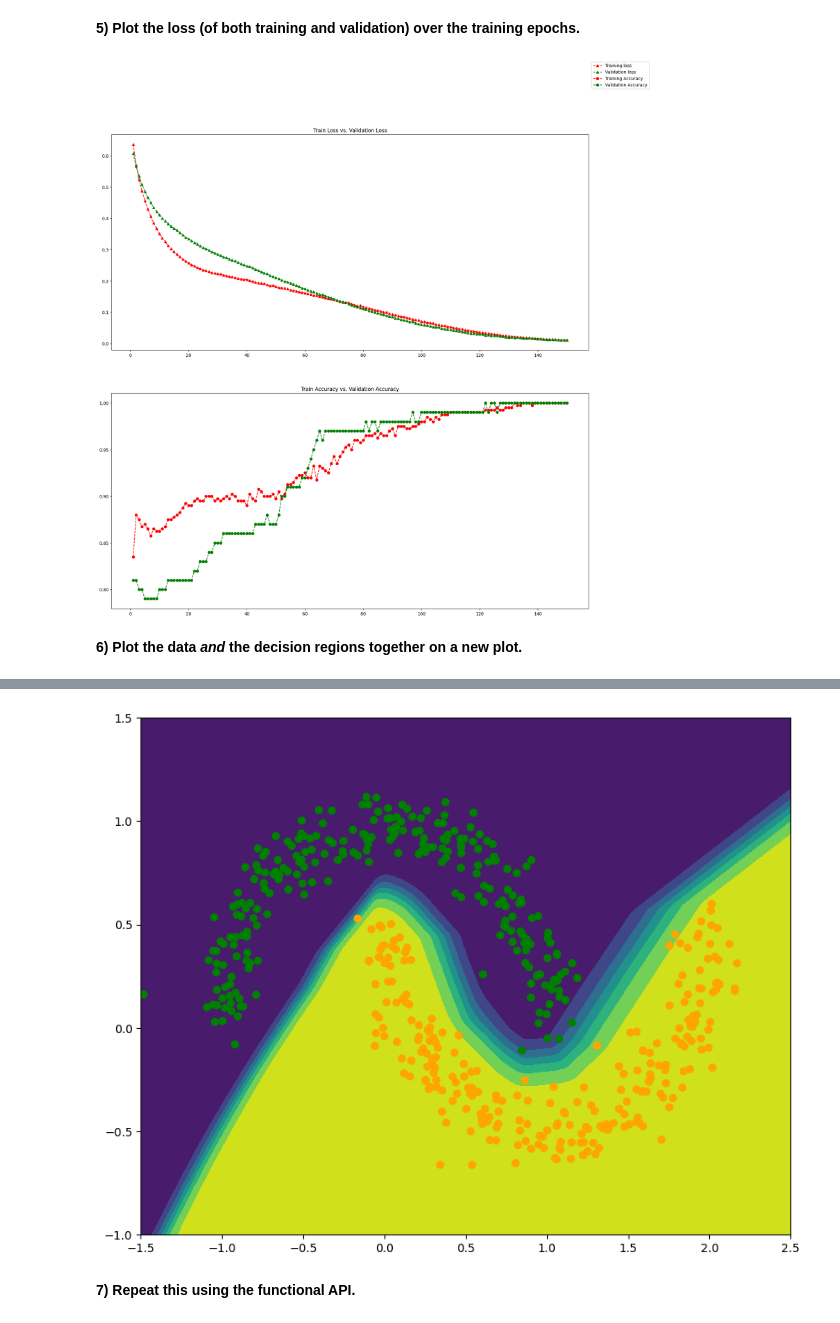
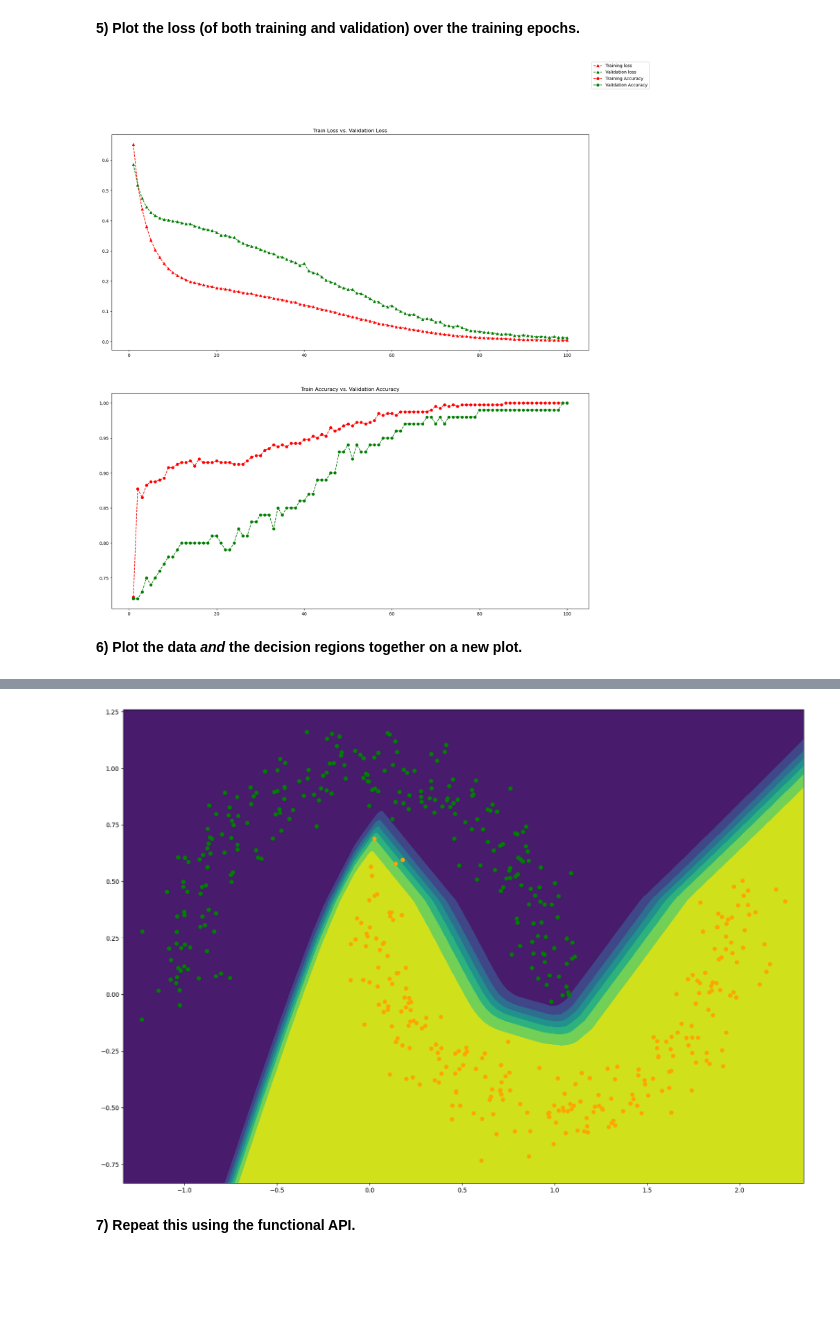
Before and after one commit to SherwynBraganza31/csc592_datasci_intro, a Jupyter notebook: lab4/assignment4.ipynb, the cells around one changed output, grey strips where cells are left out. Saved outputs shown, nothing was run; the diff lists cells and outputs as text; code cells hidden in the pictures; blank space fills up the shorter version.

Commit message:
General Improvments
Changed layer in model, fixed issue where functional decision graph was showing sequential decision graph

```diff
--- a/lab4/assignment4.ipynb
+++ b/lab4/assignment4.ipynb
@@ -17,6 +17,11 @@ features, targets = datasets.make_moons(n_samples=500, shuffle=True, noise=0.1)
 # %%
 x_train, y_train = features[0:400], targets[0:400]
 x_val, y_val = features[400:], targets[400:]
+
+xMin = features[:, 0].min()
+xMax = features[:, 0].max()
+yMin = features[:, 1].min()
+yMax = features[:, 1].max()
 # %% [markdown]
 **3) Plot both the training and validation datasets.**
 # %%
@@ -38,9 +43,9 @@ from tensorflow.keras import layers
 
 model_sequential = keras.Sequential(name="my_example_model")
 model_sequential.add(layers.Dense(64, activation="relu", name="my_first_layer"))
-model_sequential.add(layers.Dense(32, activation="relu", name="my_second_layer"))
+model_sequential.add(layers.Dense(32, activation="tanh", name="my_second_layer"))
 model_sequential.add(layers.Dense(1, activation="sigmoid", name="my_last_layer"))
 model_sequential.build(input_shape=(None, 2))
 model_sequential.compile(optimizer="rmsprop", loss="binary_crossentropy", metrics=["accuracy"])
-model_sequential.fit(x_train, y_train, epochs=150, batch_size=100, validation_data=(x_val, y_val))
+model_sequential.fit(x_train, y_train, epochs=100, batch_size=50, validation_data=(x_val, y_val))
 # %% [output]
@@ -87,14 +92,11 @@ def plotMetrics(history:dict)->None:
 sequential_history = model_sequential.history.history
 plotMetrics(sequential_history)
 # %% [output]
-[figure, old version]
+[figure, new version]
 # %% [markdown]
 **6) Plot the data _and_ the decision regions together on a new plot.**
 # %%
 import numpy as np
-res = 400
-
-plt.rcParams["figure.figsize"] = (10, 8)
 
 def addColor( values ):
     colors = []
@@ -105,8 +107,13 @@ def addColor( values ):
             colors.append("orange")
     return colors
 
+
+res = 500
+
+plt.rcParams["figure.figsize"] = (20, 14)
+
 # Make meshgrid of xy points
-xx, yy = np.meshgrid(np.linspace(-1.5, 2.5, res), np.linspace(-1, 1.5, res), indexing="xy")
+xx, yy = np.meshgrid(np.linspace(xMin - 0.1, xMax + 0.1, res), np.linspace(yMin - 0.1, yMax + 0.1, res), indexing="xy")
 xy = np.dstack((xx, yy))
 
 # Make meshgrid of equal size containing predictions
@@ -128,4 +134,4 @@ plt.show()
-[figure, old version]
+[figure, new version]
 # %% [markdown]
 **7) Repeat this using the functional API.**
 # %%
```
Also changed, not shown: parts of 5 cells of this notebook.
